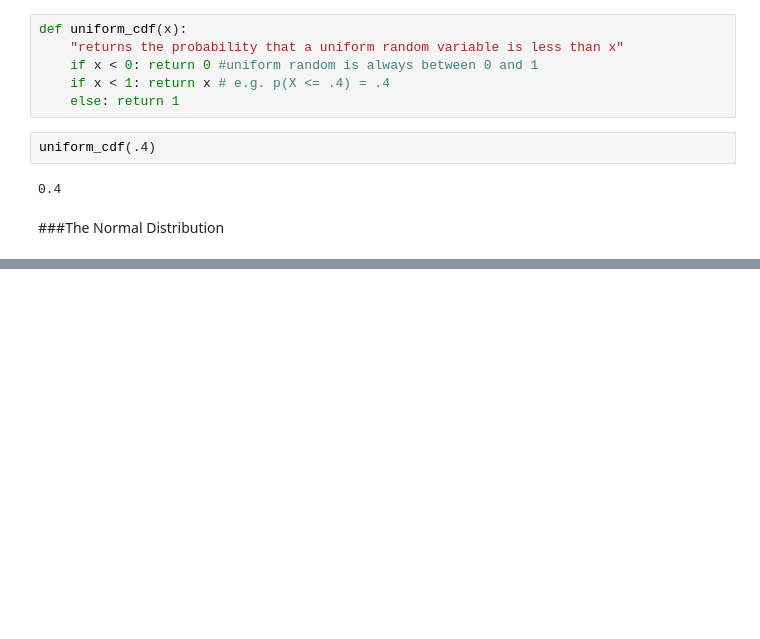
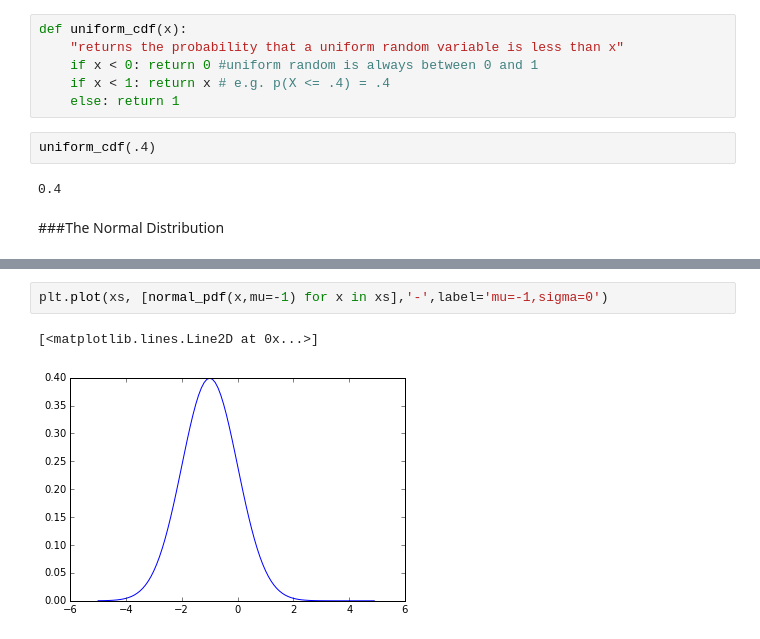
Before and after one commit to Grillz/dsScratch, a Jupyter notebook: Ch6 Probability.ipynb, the cells around one changed output, grey strips where cells are left out. Drawn from its saved outputs; the diff is of its cells as text; blank space fills up the shorter version.

```diff
--- a/Ch6 Probability.ipynb
+++ b/Ch6 Probability.ipynb
@@ -148,0 +198,5 @@ uniform_cdf(.4)
+# %%
+plt.plot(xs, [normal_pdf(x,mu=-1) for x in xs],'-',label='mu=-1,sigma=0')
+# %% [output]
+[<matplotlib.lines.Line2D at 0x...>]
+[figure, added]
```
Also changed, not shown: parts of 28 cells of this notebook.
